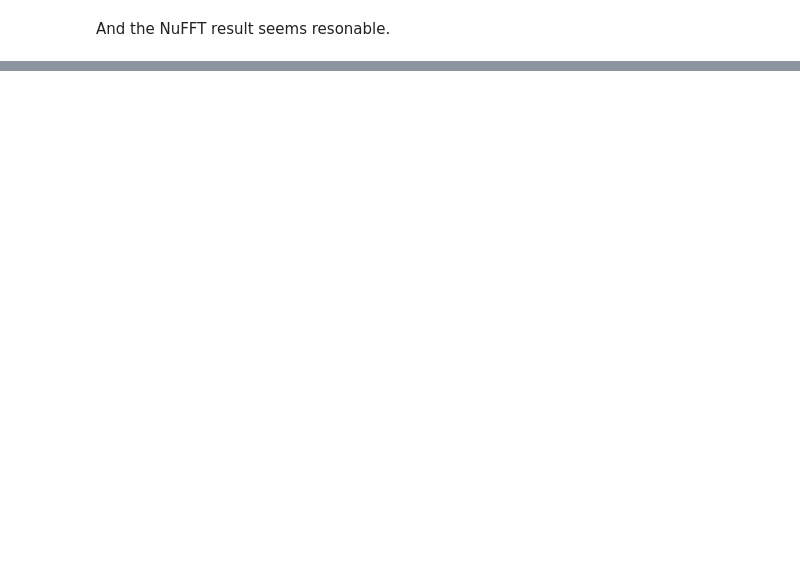
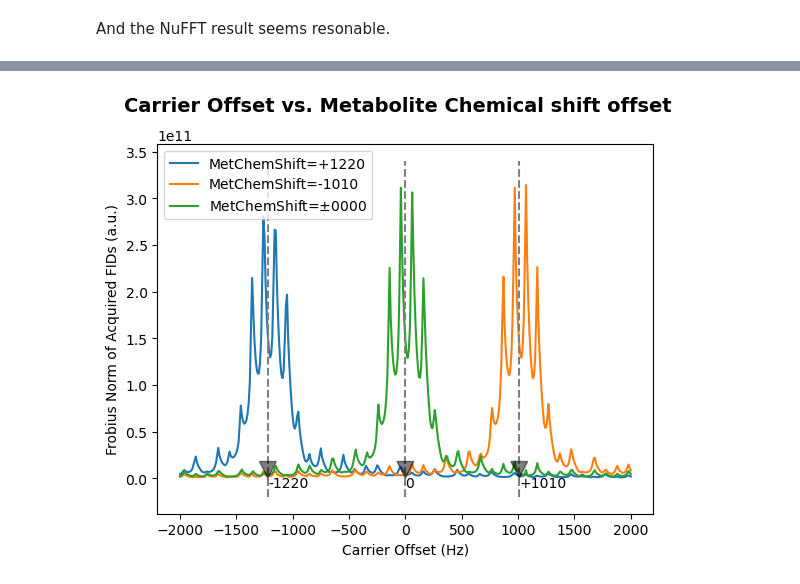
Before and after one commit to Xiao-JI-94158/pyHydra, a Jupyter notebook: SpiralStack20240731.ipynb, the cells around one changed output, grey strips where cells are left out. Cells and saved outputs as stored; diff of their text form; code cells hidden in the pictures; blank space fills up the shorter version.

```diff
--- a/SpiralStack20240731.ipynb
+++ b/SpiralStack20240731.ipynb
@@ -155,0 +174,35 @@ And the NuFFT result seems resonable.
+# %%
+fid_norms = []
+
+for offset, fid in fids:
+
+    tmp = np.asarray([np.sum(np.abs(stack)) for stack in fid])
+    tmp = np.concatenate((np.asarray([offset]), tmp))
+    fid_norms.append(tmp)
+
+fid_norms = np.asarray(fid_norms)
+# %%
+
+plt.figure()
+plt.plot(fid_norms[:,0], (fid_norms[:,1]), label="MetChemShift=+1220")
+plt.plot(fid_norms[:,0], (fid_norms[:,2]), label="MetChemShift=-1010")
+plt.plot(fid_norms[:,0], (fid_norms[:,3]), label="MetChemShift=$\pm$0000")
+
+plt.vlines(x=0, ymin=-2e10, ymax=3.4e11, color="grey", linestyle="dashed")
+plt.vlines(x=1010, ymin=-2e10, ymax=3.4e11, color="grey", linestyle="dashed")
+plt.vlines(x=-1220, ymin=-2e10, ymax=3.4e11, color="grey", linestyle="dashed")
+
+plt.annotate('0', xy=(0, 0), xytext=(0, -1e10),arrowprops=dict(facecolor='black', shrink=0.05, alpha=.5))
+plt.annotate('+1010', xy=(1010, 0), xytext=(1010, -1e10),arrowprops=dict(facecolor='black', shrink=0.05, alpha=.5))
+plt.annotate('-1220', xy=(-1220, 0), xytext=(-1220, -1e10),arrowprops=dict(facecolor='black', shrink=0.05, alpha=.5))
+
+plt.suptitle('Carrier Offset vs. Metabolite Chemical shift offset', fontsize=14, fontweight='bold')
+
+plt.xlabel('Carrier Offset (Hz)')
+plt.ylabel('Frobius Norm of Acquired FIDs (a.u.)')
+
+
+plt.legend()
+plt.show()
+# %% [output]
+[figure, added]
```
Also changed, not shown: parts of 12 cells of this notebook, 2 other files.
